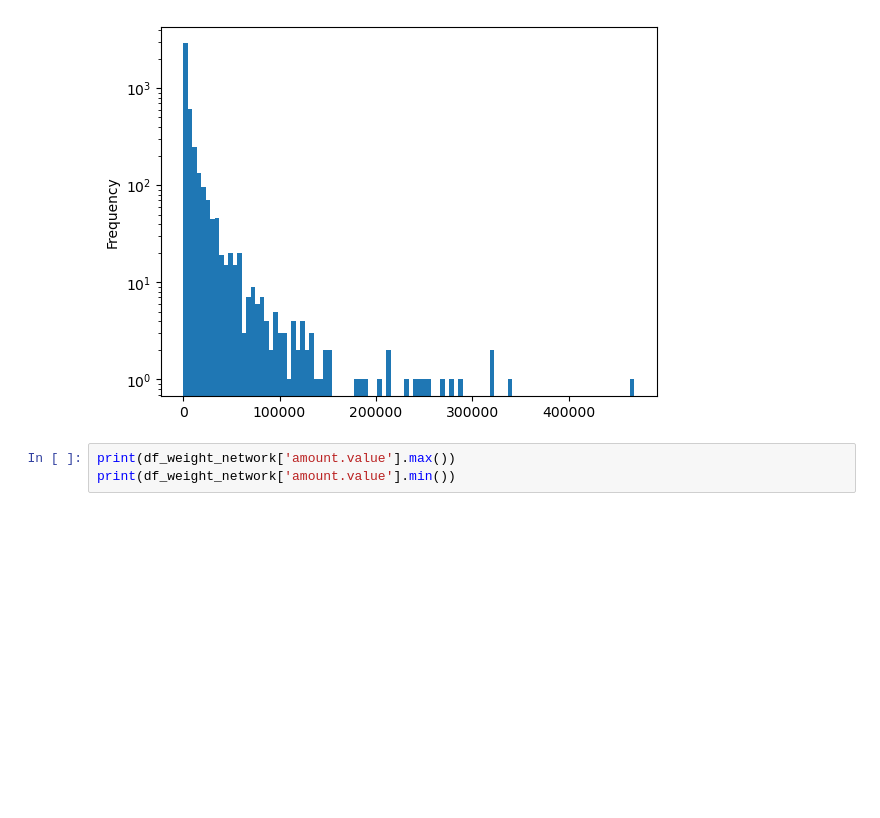
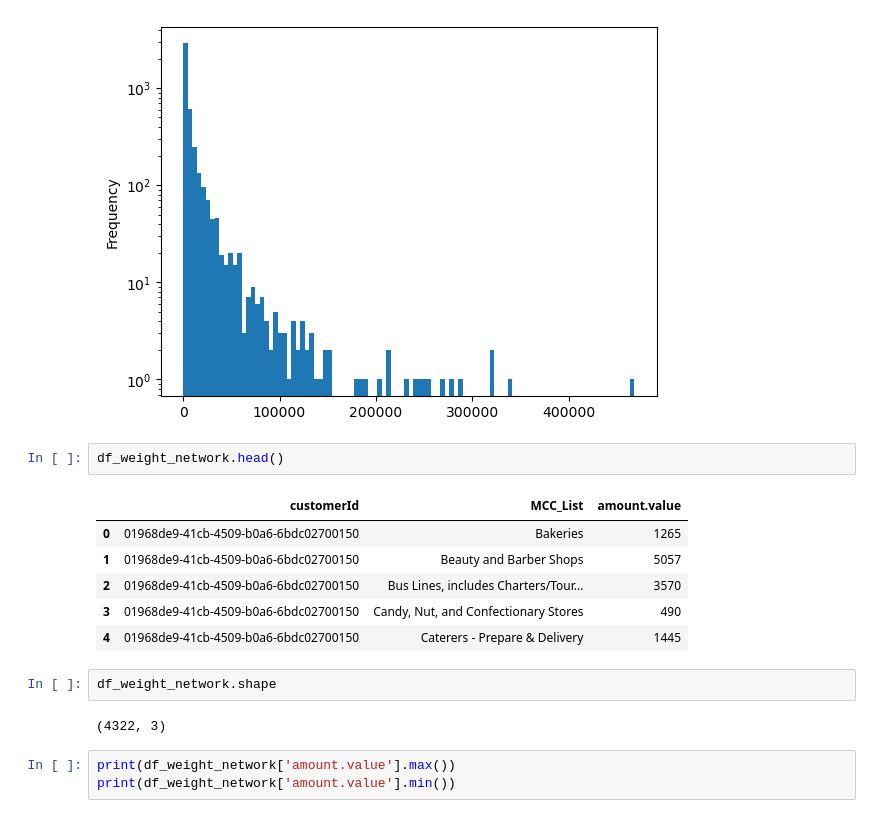
Before and after one commit to WeiZzzzz/card_transaction_network, a Jupyter notebook: weighted_network.ipynb, the cells around one changed output. Saved outputs shown, nothing was run; the diff lists cells and outputs as text; blank space fills up the shorter version.

```diff
--- a/weighted_network.ipynb
+++ b/weighted_network.ipynb
@@ -79,6 +79,19 @@ df_weight_network['amount.value'].plot(kind='hist', bins=100, logy=True)
 # %% [output]
 <Axes: ylabel='Frequency'>
 [figure]
+# %%
+df_weight_network.head()
+# %% [output]
+|  | customerId | MCC_List | amount.value |
+| 0 | 01968de9-41cb-4509-b0a6-6bdc02700150 | Bakeries | 1265 |
+| 1 | 01968de9-41cb-4509-b0a6-6bdc02700150 | Beauty and Barber Shops | 5057 |
+| 2 | 01968de9-41cb-4509-b0a6-6bdc02700150 | Bus Lines, includes Charters/Tour... | 3570 |
+| 3 | 01968de9-41cb-4509-b0a6-6bdc02700150 | Candy, Nut, and Confectionary Stores | 490 |
+| 4 | 01968de9-41cb-4509-b0a6-6bdc02700150 | Caterers - Prepare & Delivery | 1445 |
+# %%
+df_weight_network.shape
+# %% [output]
+(4322, 3)
 # %%
 print(df_weight_network['amount.value'].max())
 print(df_weight_network['amount.value'].min())
```
Also changed, not shown: parts of 13 cells of this notebook, 3 other files.
